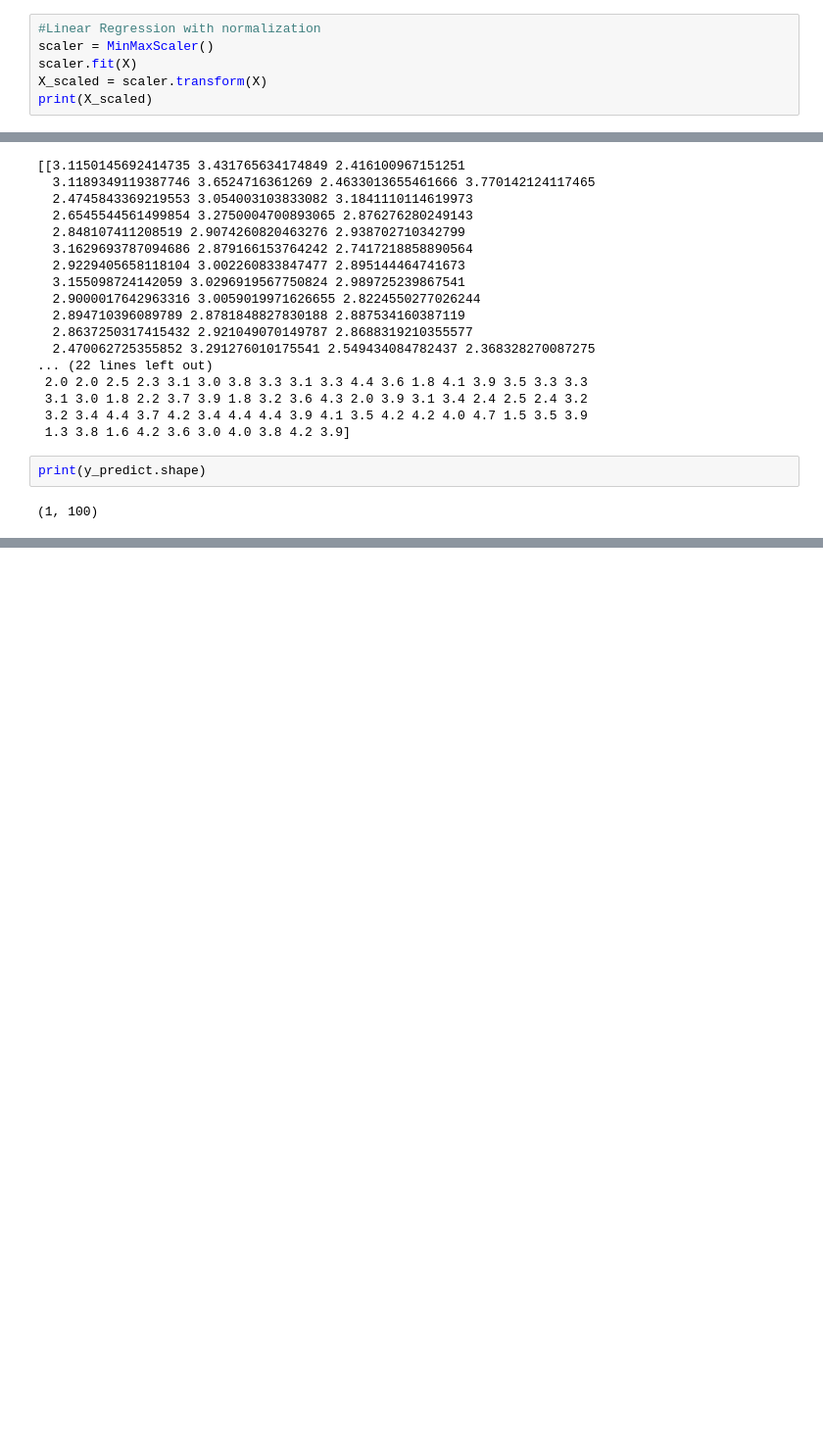
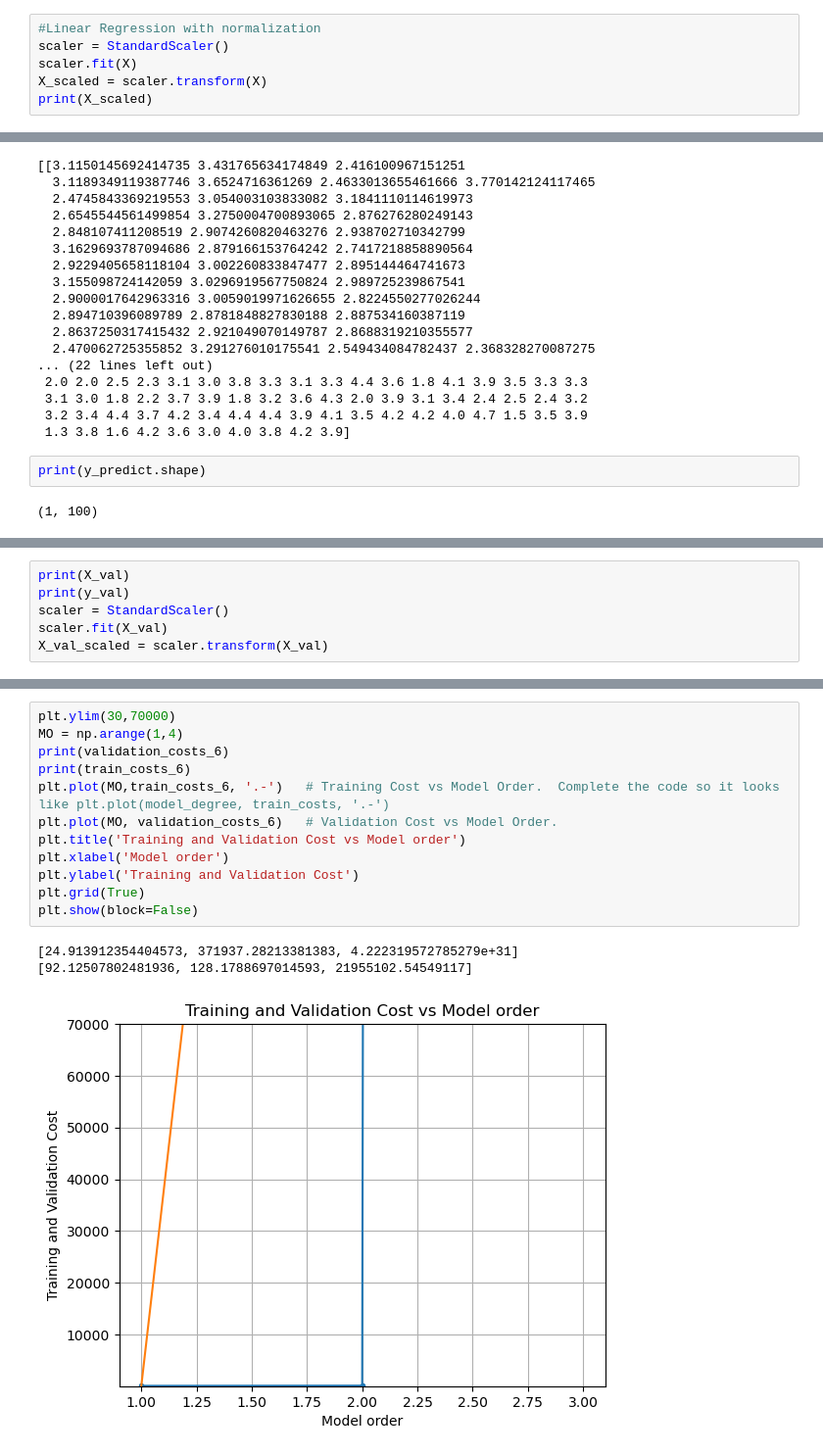
Before and after one commit to AndyCQ/MachineLearning-Final, a Jupyter notebook: Linear Regression Model.ipynb, the cells around one changed output, grey strips where cells are left out. Shown at 98% size. Saved outputs shown, nothing was run; the diff lists cells and outputs as text; blank space fills up the shorter version.

```diff
--- a/Linear Regression Model.ipynb
+++ b/Linear Regression Model.ipynb
@@ -34,7 +34,7 @@ print(X)
  [17 594.0 1.89 ... 1.0 8.58 2.0]]
 # %%
 #Linear Regression with normalization
-scaler = MinMaxScaler()
+scaler = StandardScaler()
 scaler.fit(X)
 X_scaled = scaler.transform(X)
 print(X_scaled)
@@ -492,0 +215,6 @@ R^2 = 0.476938
+# %%
+print(X_val)
+print(y_val)
+scaler = StandardScaler()
+scaler.fit(X_val)
+X_val_scaled = scaler.transform(X_val)
@@ -492,0 +378,16 @@ R^2 = 0.476938
+# %%
+plt.ylim(30,70000)
+MO = np.arange(1,4)
+print(validation_costs_6)
+print(train_costs_6)
+plt.plot(MO,train_costs_6, '.-')   # Training Cost vs Model Order.  Complete the code so it looks like plt.plot(model_degree, train_costs, '.-')
+plt.plot(MO, validation_costs_6)   # Validation Cost vs Model Order.
+plt.title('Training and Validation Cost vs Model order')
+plt.xlabel('Model order')
+plt.ylabel('Training and Validation Cost')
+plt.grid(True)
+plt.show(block=False)
+# %% [output]
+[24.913912354404573, 371937.28213381383, 4.222319572785279e+31]
+[92.12507802481936, 128.1788697014593, 21955102.54549117]
+[figure, added]
```
Also changed, not shown: parts of 29 cells of this notebook, 1 other file.
